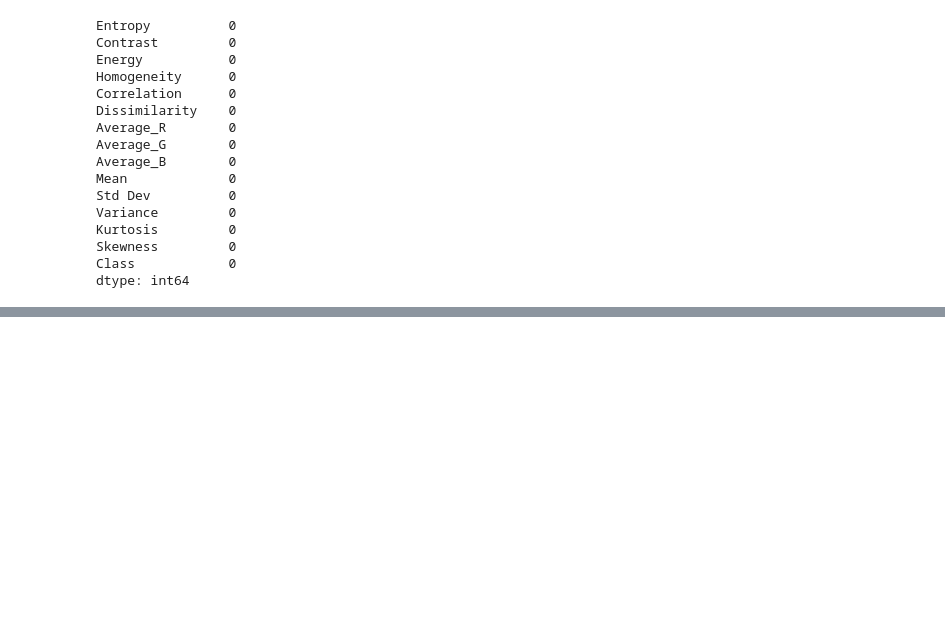
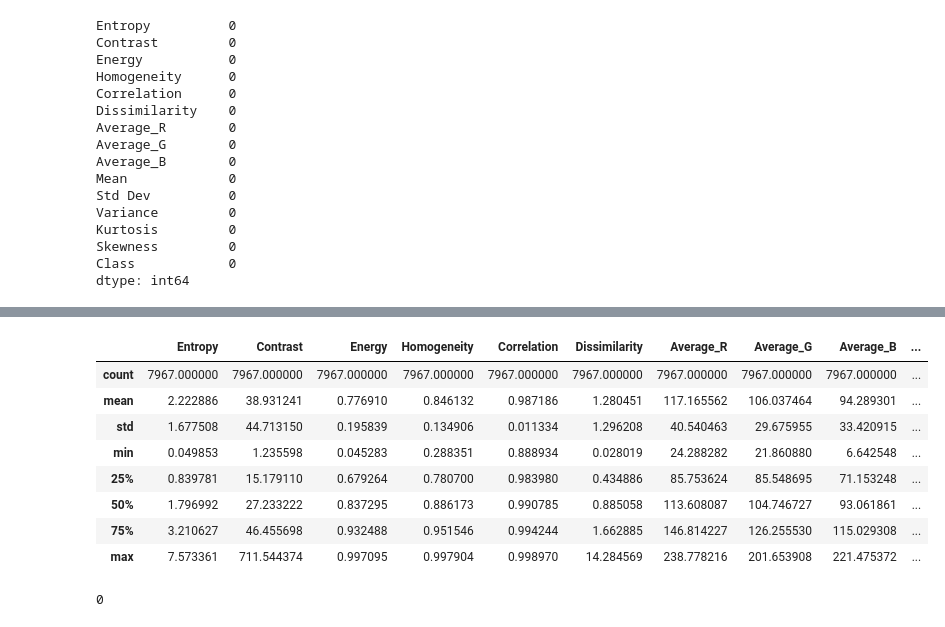
Before and after one commit to PriscilaDenise/ML-PROJECTS, a Jupyter notebook: No. 1/model_1.ipynb, the cells around one changed output, grey strips where cells are left out. Cells and saved outputs as stored; diff of their text form; code cells hidden in the pictures; blank space fills up the shorter version.

```diff
--- a/No. 1/model_1.ipynb
+++ b/No. 1/model_1.ipynb
@@ -61,0 +99,16 @@ df_test.head()
+# %%
+train_df.describe()
+# %% [output]
+|  | Entropy | Contrast | Energy | Homogeneity | Correlation | Dissimilarity | Average_R | Average_G | Average_B | ... |
+| count | 7967.000000 | 7967.000000 | 7967.000000 | 7967.000000 | 7967.000000 | 7967.000000 | 7967.000000 | 7967.000000 | 7967.000000 | ... |
+| mean | 2.222886 | 38.931241 | 0.776910 | 0.846132 | 0.987186 | 1.280451 | 117.165562 | 106.037464 | 94.289301 | ... |
+| std | 1.677508 | 44.713150 | 0.195839 | 0.134906 | 0.011334 | 1.296208 | 40.540463 | 29.675955 | 33.420915 | ... |
+| min | 0.049853 | 1.235598 | 0.045283 | 0.288351 | 0.888934 | 0.028019 | 24.288282 | 21.860880 | 6.642548 | ... |
+| 25% | 0.839781 | 15.179110 | 0.679264 | 0.780700 | 0.983980 | 0.434886 | 85.753624 | 85.548695 | 71.153248 | ... |
+| 50% | 1.796992 | 27.233222 | 0.837295 | 0.886173 | 0.990785 | 0.885058 | 113.608087 | 104.746727 | 93.061861 | ... |
+| 75% | 3.210627 | 46.455698 | 0.932488 | 0.951546 | 0.994244 | 1.662885 | 146.814227 | 126.255530 | 115.029308 | ... |
+| max | 7.573361 | 711.544374 | 0.997095 | 0.997904 | 0.998970 | 14.284569 | 238.778216 | 201.653908 | 221.475372 | ... |
+# %%
+train_df.duplicated().sum()
+# %% [output]
+0
```
Also changed, not shown: parts of 15 cells of this notebook, 1 other file.
